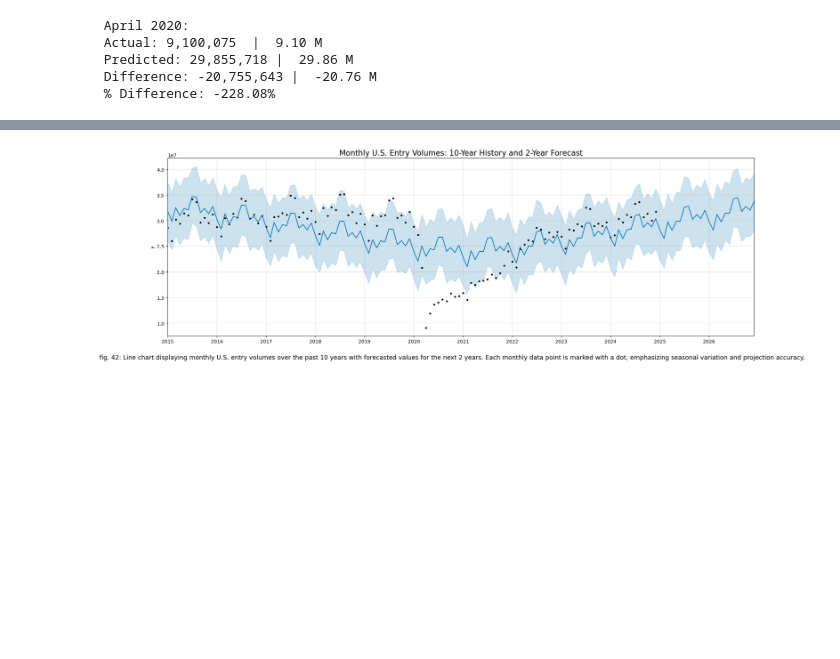
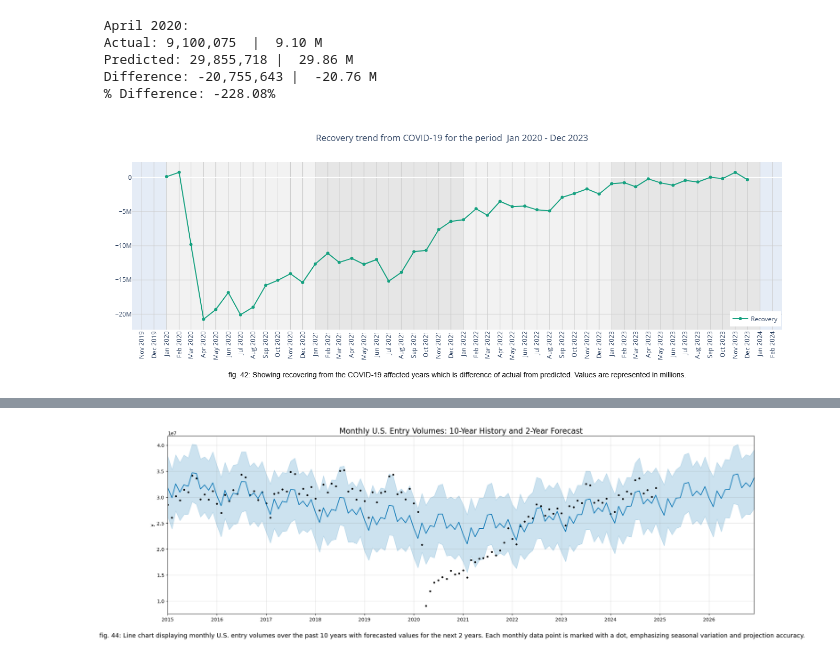
Before and after one commit to AshutoshPNagaonkar/umass_capstone_project_2025, a Jupyter notebook: umass_capstone_project_2025/Part_04_Data_Forecasting.ipynb, the cells around one changed output, grey strips where cells are left out. Drawn from its saved outputs; the diff is of its cells as text; code cells hidden in the pictures; blank space fills up the shorter version.

```diff
--- a/umass_capstone_project_2025/Part_04_Data_Forecasting.ipynb
+++ b/umass_capstone_project_2025/Part_04_Data_Forecasting.ipynb
@@ -140,3 +140,66 @@ else:
  Predicted: 29,855,718 |  29.86 M
  Difference: -20,755,643 |  -20.76 M
  % Difference: -228.08%
+# %%
+
+predicted_filtered = predicted_2020_22[['ds', 'yhat']]
+
+merged_df = pd.merge(actual_2020_monthly, predicted_filtered, on='ds')
+
+merged_df['difference'] = merged_df['y'] - merged_df['yhat']
+merged_df['percentage'] = (merged_df['difference'] / merged_df['y']) * 100
+
+merged_df['percentage'] = merged_df['percentage'].round(2)
+#merged_df.head()
+# %%
+
+fig = go.Figure()
+
+# plotting future predicted line
+fig.add_trace(go.Scatter(
+    x=predicted_2020_22['ds'], y=merged_df['difference'], mode='lines+markers', name='Recovery', line=dict(color='#16A180'), marker=dict(symbol='circle'), hoverinfo='skip', showlegend=True
+))
+
+# adding alternating background colors
+year_colors = ['#F2F2F2', '#E6E6E6']
+start_year = 2020
+end_year = 2023
+
+shapes = []
+for i, year in enumerate(range(start_year, end_year + 1)):
+    shapes.append(dict(
+        type="rect", xref="x", yref="paper", x0=datetime(year, 1, 1), x1=datetime(year + 1, 1, 1), y0=0, y1=1, fillcolor=year_colors[i % 2],
+        opacity=1,  # increase opacity if too faint
+        layer="below", line_width=0
+    ))
+
+fig.update_layout(
+    shapes=shapes,
+    title= dict( text='Recovery trend from COVID-19 for the period  Jan 2020 - Dec 2023', x=0.5),
+    xaxis=dict(
+        title='', tickformat='%b %Y', tickangle=-90, dtick="M1", gridcolor='#CCCCCC'
+    ),
+    yaxis=dict(
+        title='', gridcolor='#CCCCCC'
+    ),
+    legend=dict(x=0.92, y=0.02),
+    margin=dict(l=50, r=50, t=80, b=100),
+    height=500,
+    width=1400
+)
+
+fig.add_annotation(
+    text="fig. 42: Showing recovering from the COVID-19 affected years which is difference of actual from predicted. Values are represented in millions.",
+    x=0.5,
+    y=-0.3,  # bottom of the figure
+    xref="paper",
+    yref="paper",
+    showarrow=False,
+    font=dict(size=14, color='black', family='Arial'),
+    xanchor='center',
+    yanchor='bottom'
+)
+
+fig.show()
+# %% [output]
+[figure, added]
```
Also changed, not shown: parts of 7 cells of this notebook.
